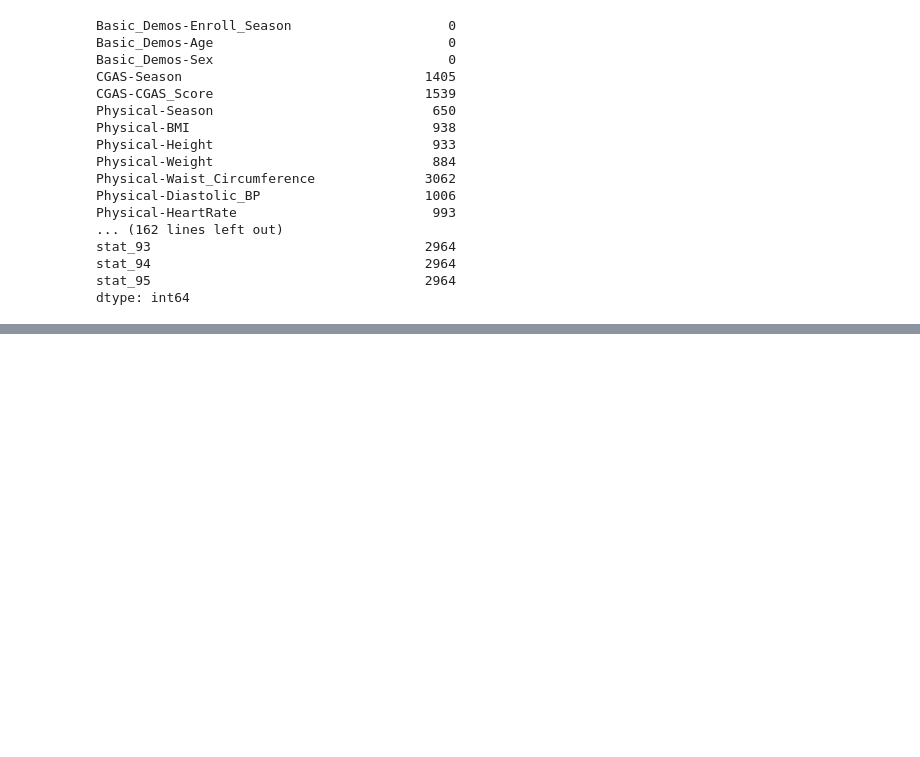
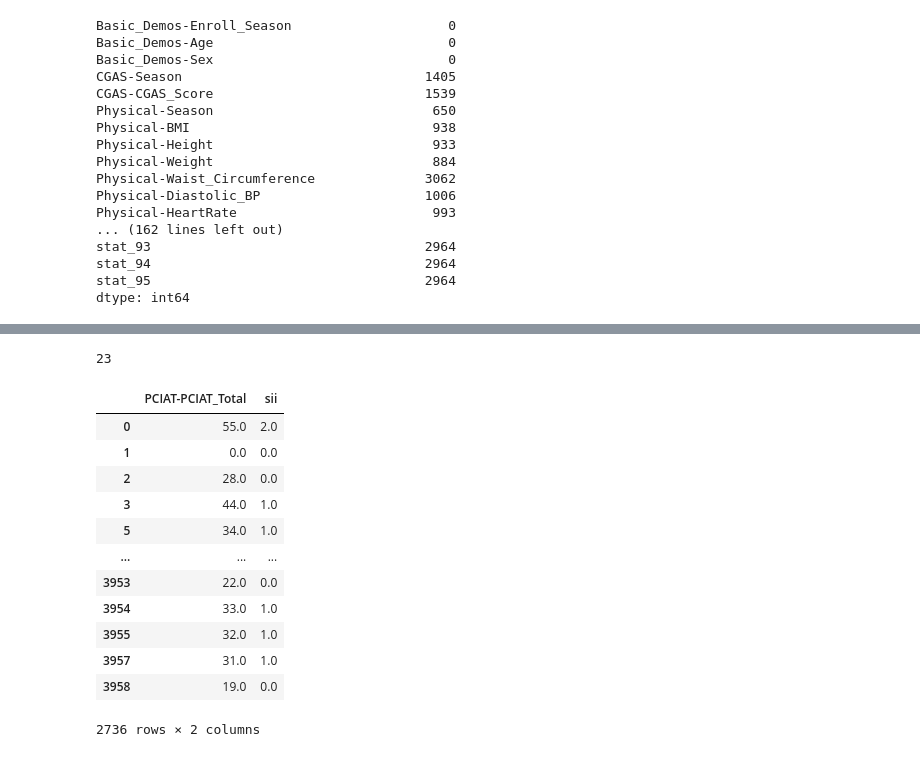
Before and after one commit to Sravankumar3/Masters_project, a Jupyter notebook: problematic_internet_use_prediction.ipynb, the cells around one changed output, grey strips where cells are left out. Drawn from its saved outputs; the diff is of its cells as text; code cells hidden in the pictures; blank space fills up the shorter version.

```diff
--- a/problematic_internet_use_prediction.ipynb
+++ b/problematic_internet_use_prediction.ipynb
@@ -115,0 +160,21 @@ dtype: int64
+# %%
+train.shape[1]-test.shape[1]
+# %% [output]
+23
+# %%
+wa = pd.DataFrame(data=train, columns=['PCIAT-PCIAT_Total', 'sii'])
+wa[pd.notna(wa['PCIAT-PCIAT_Total'])]
+# %% [output]
+|  | PCIAT-PCIAT_Total | sii |
+| 0 | 55.0 | 2.0 |
+| 1 | 0.0 | 0.0 |
+| 2 | 28.0 | 0.0 |
+| 3 | 44.0 | 1.0 |
+| 5 | 34.0 | 1.0 |
+| ... | ... | ... |
+| 3953 | 22.0 | 0.0 |
+| 3954 | 33.0 | 1.0 |
+| 3955 | 32.0 | 1.0 |
+| 3957 | 31.0 | 1.0 |
+| 3958 | 19.0 | 0.0 |
+2736 rows × 2 columns
```
Also changed, not shown: parts of 7 cells of this notebook.
